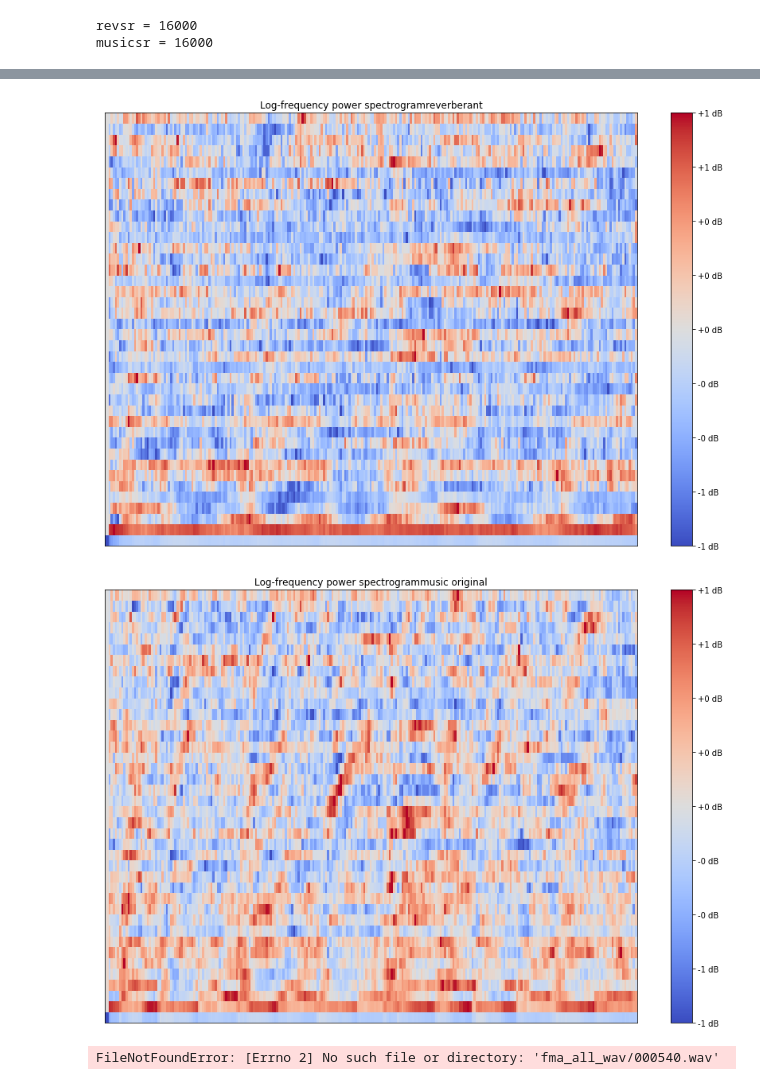
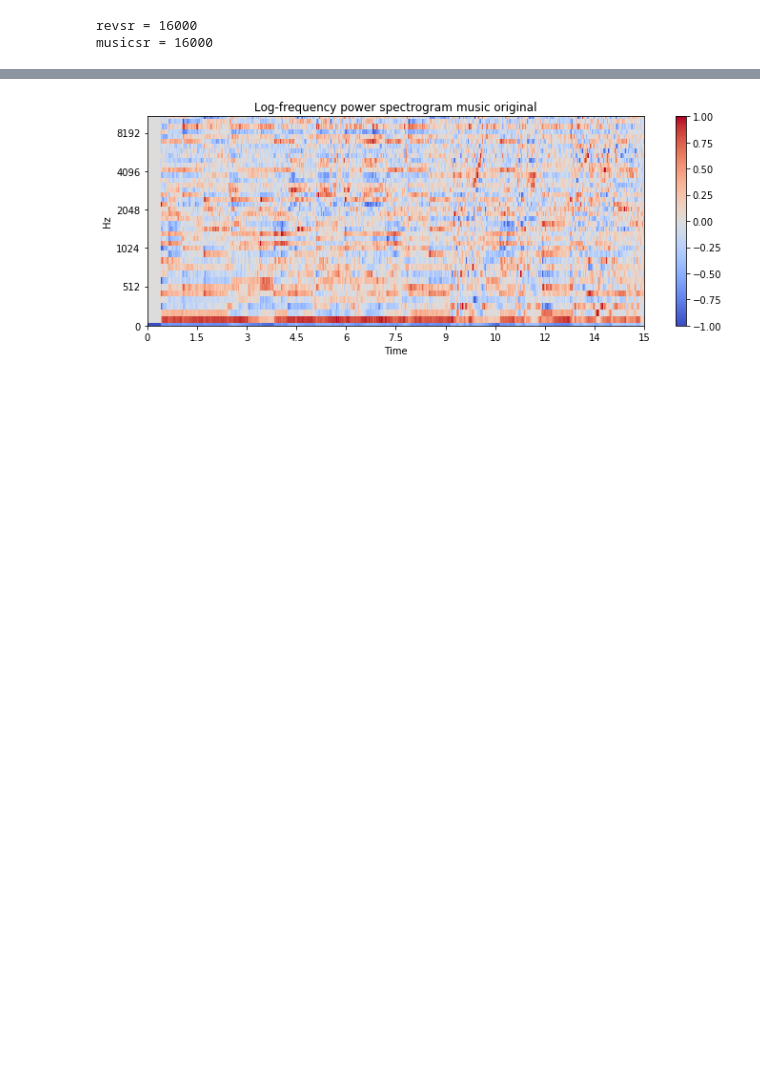
Before and after one commit to polocallens/room-acoustic-characterization, a Jupyter notebook: Notebooks/mfcc_plot_preprocess_analysis.ipynb, the cells around one changed output, grey strips where cells are left out. Saved outputs shown, nothing was run; the diff lists cells and outputs as text; code cells hidden in the pictures; blank space fills up the shorter version.

```diff
--- a/Notebooks/mfcc_plot_preprocess_analysis.ipynb
+++ b/Notebooks/mfcc_plot_preprocess_analysis.ipynb
@@ -24,22 +20,26 @@ m_sr
 # %%
 def compute_norm_mfcc_3(signal,sr):
     signal = feature_normalize(signal)
+    #mfcc = librosa.feature.mfcc(y=signal, sr=sr, n_mfcc=40, hop_length=256, n_fft=512)
     mfcc = librosa.feature.mfcc(y=signal, sr=sr, n_mfcc=40, hop_length=int(0.016*sr), n_fft=int(0.04*sr))
     #mfcc = librosa.util.fix_length(mfcc, size = 645, axis=1, mode='wrap') #Reshape to windom size
     mfcc = librosa.util.normalize(mfcc, axis=1)
     return mfcc
 
-def plot_mfcc(mfcc,title):
-    plt.figure(figsize=(15,10))
-    librosa.display.specshow(mfcc)
-    plt.colorbar(format='%+2.0f dB')
-    plt.title('Log-frequency power spectrogram' + title)
+def plot_mfcc(mfcc,title,sr,hop_len):
+    plt.figure(figsize=(10, 4))
+    librosa.display.specshow(mfcc, sr=sr, hop_length= hop_len,
+                             x_axis='time', y_axis='mel')
+    plt.colorbar()
+    plt.title('Log-frequency power spectrogram ' + title)
+    plt.tight_layout()
+    plt.show()
 # %%
-sr, music = wavfile.read('../../../home/pcallens/RT-estimation/RCNN/Datasets/Music/fma_all_wav_sr16000_c_1_4s/000005.wav')
-rev_sr, rev_music = wavfile.read('rev_music_ao_july_2/OutbackClimbingCenter/000005.wav')
+sr, music = wavfile.read('datasets/final_ds/Train/music_sr16000_c_1_15s/music-jamendo-0124.wav')
+rev_sr, rev_music = wavfile.read('datasets/audio/musan_music/music-fma-0000.wav')
 
-mfcc = compute_norm_mfcc_3(music,sr)
-rev_mfcc = compute_norm_mfcc_3(rev_music,rev_sr)
+mfcc = compute_norm_mfcc(music,sr)
+rev_mfcc = compute_norm_mfcc_3(rev_music[:240000],rev_sr)
 # %%
 print(f'revsr = {rev_sr} \nmusicsr = {sr}')
 # %% [output]
@@ -54,11 +54,5 @@ revmfcc = (40, 251)
 # %%
-plot_mfcc(rev_mfcc,'reverberant')
-plot_mfcc(mfcc,'music original')
+#plot_mfcc(rev_mfcc,'reverberant',rev_sr,256)
+plot_mfcc(mfcc,'music original',sr,0.01*sr)
 # %% [output]
-[figure, old version]
+[figure, new version]
-[figure, removed]
-# %%
-lib_m, lib_sr = librosa.load('fma_all_wav/000540.wav')
-spectrogram = librosa.feature.melspectrogram(lib_m, lib_sr)
-# %% [output]
-FileNotFoundError: [Errno 2] No such file or directory: 'fma_all_wav/000540.wav'
```
Also changed, not shown: parts of 20 cells of this notebook, 7 other files.
